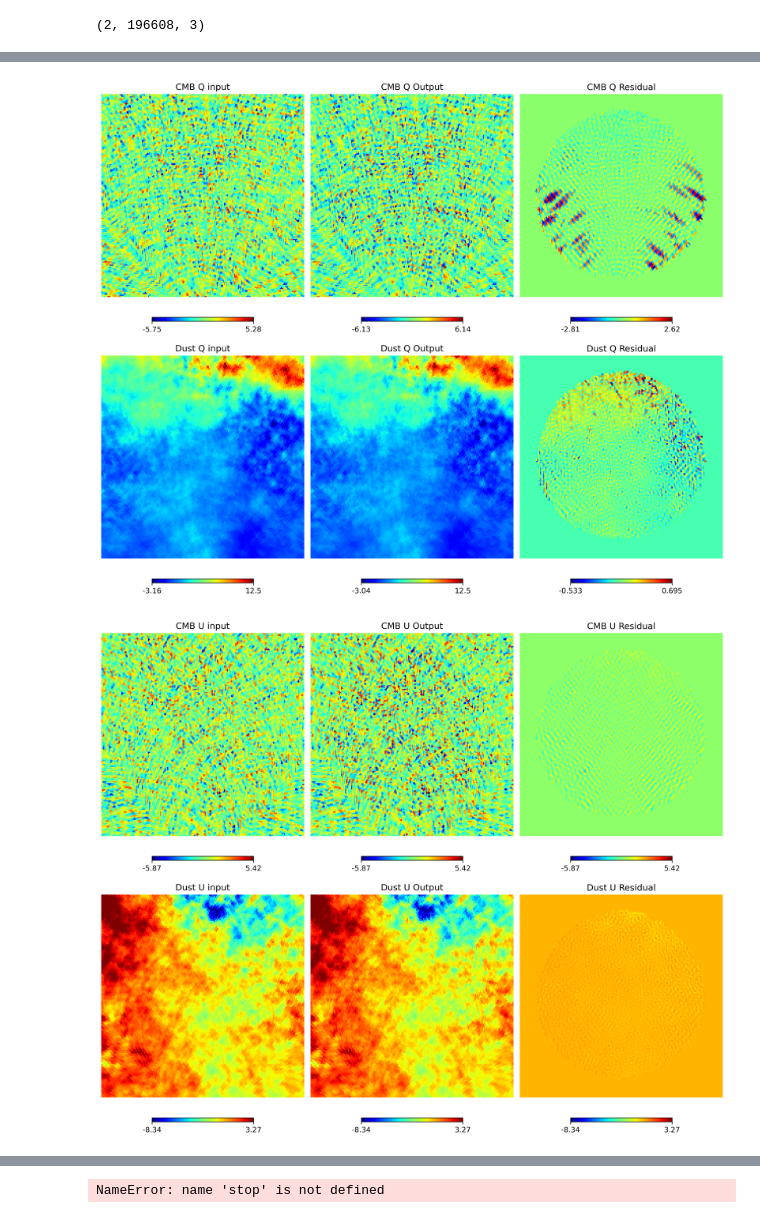
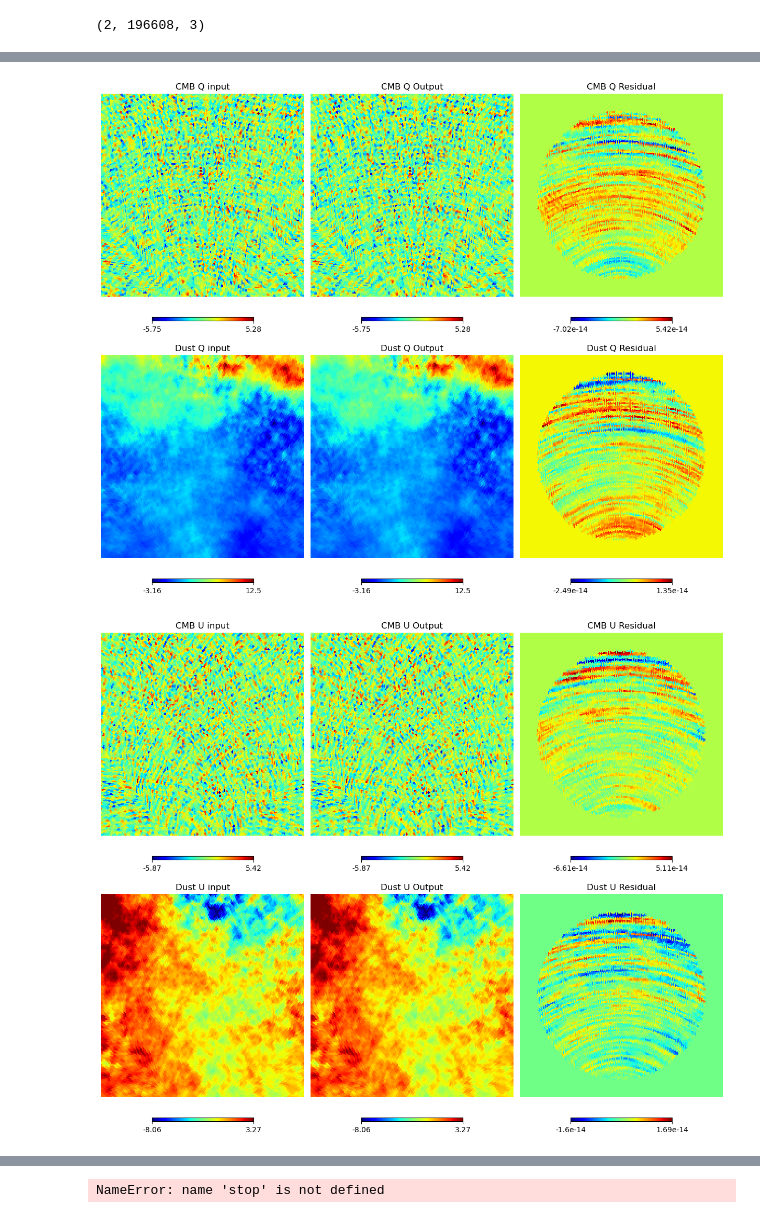
Before and after one commit to qubicsoft/qubic, a Jupyter notebook: qubic/scripts/MapMaking/src/CMM/test_maps.ipynb, the cells around one changed output, grey strips where cells are left out. Saved outputs shown, nothing was run; the diff lists cells and outputs as text; code cells hidden in the pictures.

Commit message:
Solve convolutions problem in CMM

```diff
--- a/qubic/scripts/MapMaking/src/CMM/test_maps.ipynb
+++ b/qubic/scripts/MapMaking/src/CMM/test_maps.ipynb
@@ -11,6 +12,6 @@ Pass --enable-32bits-pci-domain to configure to support such devices
 (warning: it would break the library ABI, don't enable unless really needed).
 # %%
 hdf5 = HDF5Dict()
-data = hdf5.load_dict("parametric_d0_DB_test_planck_0/Dict/test_None.h5")
+data = hdf5.load_dict("parametric_d0_DB_test_/Dict/test_None.h5")
 print(data["fwhm_rec"])
 # %% [output]
@@ -27,10 +32,13 @@ dict_keys(['convergence', 'fsky', 'index_beta', 'A', 'Atrue', 'G', 'TOD_external
 # %%
+
+
 fwhm_in = data["fwhm_in"]
 fwhm_out = data["fwhm_out"]
 fwhm_rec = data["fwhm_rec"]
 
 comp_maps_input = data["maps_in_convolved"]
 
+comp_maps_input = comp_maps_input
 comp_maps_rec = data["maps"]
 comp_maps_res = comp_maps_input - comp_maps_rec
 center = data["center"]
@@ -85,5 +85,5 @@ FWHM rec:  [0.00535928 0.00492294]
 # %%
-plt.figure(figsize=(12, 10), dpi=300)
+plt.figure(figsize=(12, 10))
 name_comp = ["CMB", "Dust", "Synchrotron"]
 STOKES = ["I", "Q", "U"]
 
@@ -103,17 +103,17 @@ reso = 15
 k = 0
 
 for icomp in range(n):
-    hp.gnomview((comp_maps_input[icomp, :, istk]), rot=center,
+    C = HealpixConvolutionGaussianOperator(0)#fwhm_rec[icomp])
+    hp.gnomview((C(comp_maps_input[icomp])[ :, istk]), rot=center,
 
                         reso=reso,
                         notext=True,
                         title=f"{name_comp[icomp]} {STOKES[istk]} input",
                         cmap="jet",
-                        # min = - n * sigma_input[icomp],
-                        # max = n * sigma_input[icomp],
+
                         sub=(n, 3, k + 1))
 
-    hp.gnomview((comp_maps_rec[icomp, :, istk]), rot=center,
+    hp.gnomview((C(comp_maps_rec[icomp])[ :, istk]), rot=center,
                         reso=reso,
                         notext=True,
                         title=f"{name_comp[icomp]} {STOKES[istk]} Output",
@@ -122,13 +122,12 @@ for icomp in range(n):
                         # max = n * sigma_rec[icomp],
                         sub=(n, 3, k + 2))
 
-    hp.gnomview(comp_maps_res[icomp, :, istk], rot=center,
+    hp.gnomview(C(comp_maps_res[icomp])[ :, istk], rot=center,
                         reso=reso,
                         notext=True,
                         title=f"{name_comp[icomp]} {STOKES[istk]} Residual",
                         cmap="jet",
-                        # min = - n * sigma_res[icomp],
-                        # max = n * sigma_res[icomp],
+
                         sub=(n, 3, k + 3))
     k += 3
 # %% [output]
@@ -136,5 +135,5 @@ for icomp in range(n):
 # %%
-plt.figure(figsize=(12, 10), dpi=300)
+plt.figure(figsize=(12, 10))
 
 # comp_maps_input[:, ~seenpix, :] = hp.UNSEEN
 # comp_maps_rec[:, ~seenpix, :] = hp.UNSEEN
@@ -174,9 +173,9 @@ for icomp in range(n):
                         sub=(n, 3, k + 3))
     k += 3
 # %% [output]
-[figure, old version]
+[figure, new version]
 # %%
-plt.figure(figsize=(12, 10), dpi=300)
+plt.figure(figsize=(12, 10))
 
 min = np.min(comp_maps_input[:, seenpix], axis=1)
 max = np.max(comp_maps_input[:, seenpix], axis=1)
@@ -189,33 +188,33 @@ for icomp in range(n):
                         reso=reso,
                         notext=True,
                         title=f"{name_comp[icomp]} {STOKES[istk]} input",
                         cmap="jet",
                         min=min[icomp, istk],
                         max=max[icomp, istk],
                         sub=(n, 3, k + 1))
 
     hp.gnomview((comp_maps_rec[icomp, :, istk]), rot=center,
                         reso=reso,
                         notext=True,
                         title=f"{name_comp[icomp]} {STOKES[istk]} Output",
                         cmap="jet",
         # if self.preset_tools.params["PCG"]["fix_pixels_outside_patch"]:
         #     maps_external[:, ~self.preset_sky.seenpix_qubic, :] = 0
         #     self.TOD_external = _r.T(maps_external)
 
         #     self.seenpix_external = np.tile(self.preset_sky.seenpix_qubic, (maps_external.shape[0], 3, 1)).reshape(maps_external.shape)
                         min=min[icomp, istk],
                         max=max[icomp, istk],
                         sub=(n, 3, k + 2))
 
     hp.gnomview(comp_maps_res[icomp, :, istk], rot=center,
                         reso=reso,
                         notext=True,
                         title=f"{name_comp[icomp]} {STOKES[istk]} Residual",
                         cmap="jet",
-                        min=min[icomp, istk],
-                        max=max[icomp, istk],
+                        # min=min[icomp, istk],
+                        # max=max[icomp, istk],
                         sub=(n, 3, k + 3))
     k += 3
 # %% [output]
-[figure, old version]
+[figure, new version]
```
Also changed, not shown: parts of 14 cells of this notebook, 7 other files.
